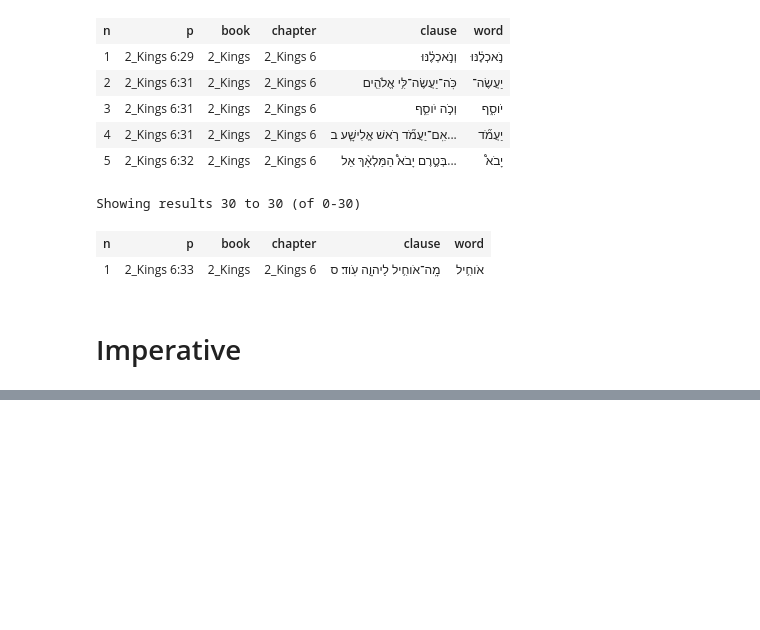
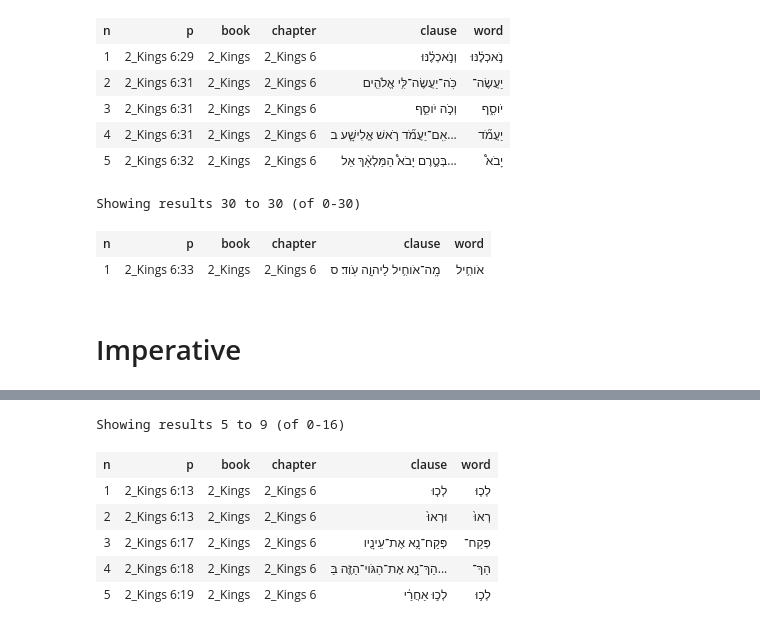
Before and after one commit to dtrlanz/bhsa-kings, a Jupyter notebook: 2-06 yiqtol ipv.ipynb, the cells around one changed output, grey strips where cells are left out. Cells and saved outputs as stored; diff of their text form; code cells hidden in the pictures; blank space fills up the shorter version.

```diff
--- a/2-06 yiqtol ipv.ipynb
+++ b/2-06 yiqtol ipv.ipynb
@@ -231,0 +237,15 @@ Showing results 0 to 4 (of 0-16)
+# %%
+go_to_page(1)
+tag(1, OBLIGATIVE)
+tag(2, OBLIGATIVE)
+tag(3, D_OTHER)
+tag(4, D_OTHER)
+tag(5, OBLIGATIVE, D_OTHER)
+# %% [output]
+Showing results 5 to 9 (of 0-16)
+| n | p | book | chapter | clause | word |
+| 1 | 2_Kings 6:13 | 2_Kings | 2_Kings 6 | לְכ֤וּ | לְכ֤וּ |
+| 2 | 2_Kings 6:13 | 2_Kings | 2_Kings 6 | וּרְאוּ֙ | רְאוּ֙ |
+| 3 | 2_Kings 6:17 | 2_Kings | 2_Kings 6 | פְּקַח־נָ֥א אֶת־עֵינָ֖יו | פְּקַח־ |
+| 4 | 2_Kings 6:18 | 2_Kings | 2_Kings 6 | הַךְ־נָ֥א אֶת־הַגֹּוי־הַזֶּ֖ה בַּ... | הַךְ־ |
+| 5 | 2_Kings 6:19 | 2_Kings | 2_Kings 6 | לְכ֣וּ אַחֲרַ֔י | לְכ֣וּ |
```
Also changed, not shown: parts of 5 cells of this notebook, 7 other files.
